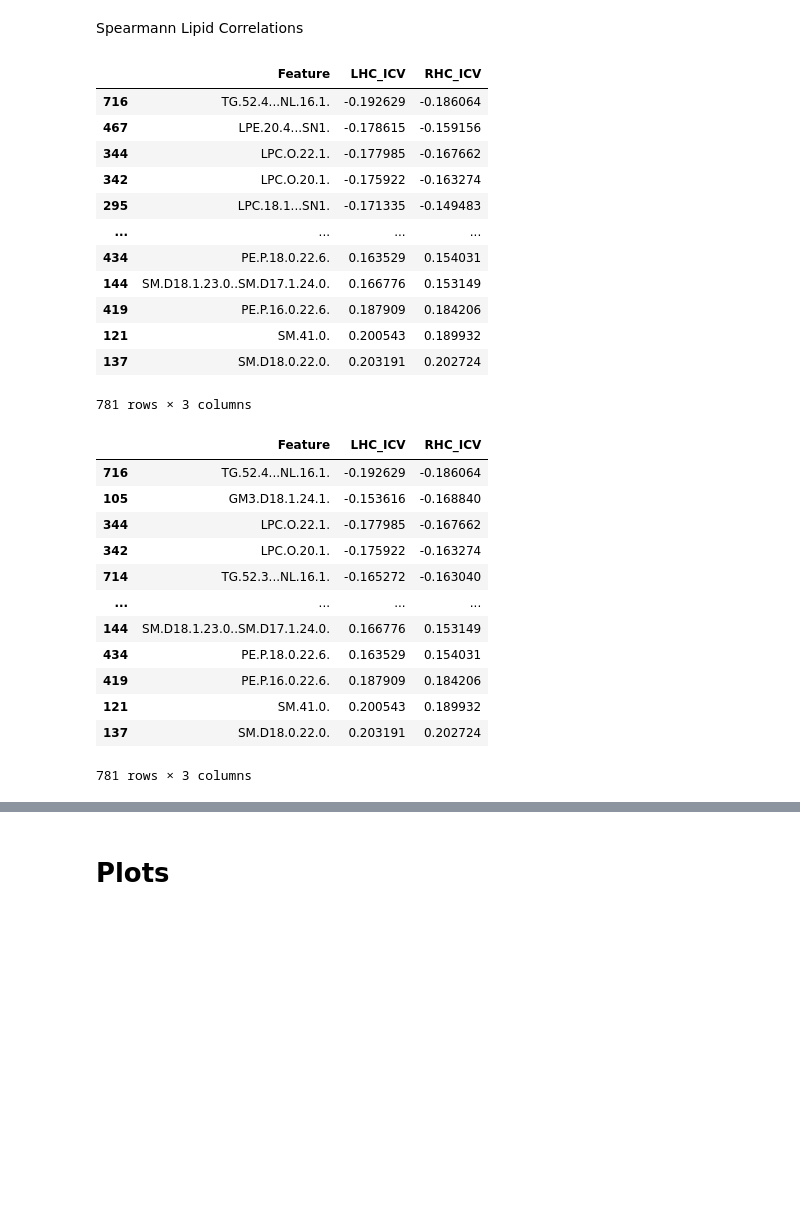
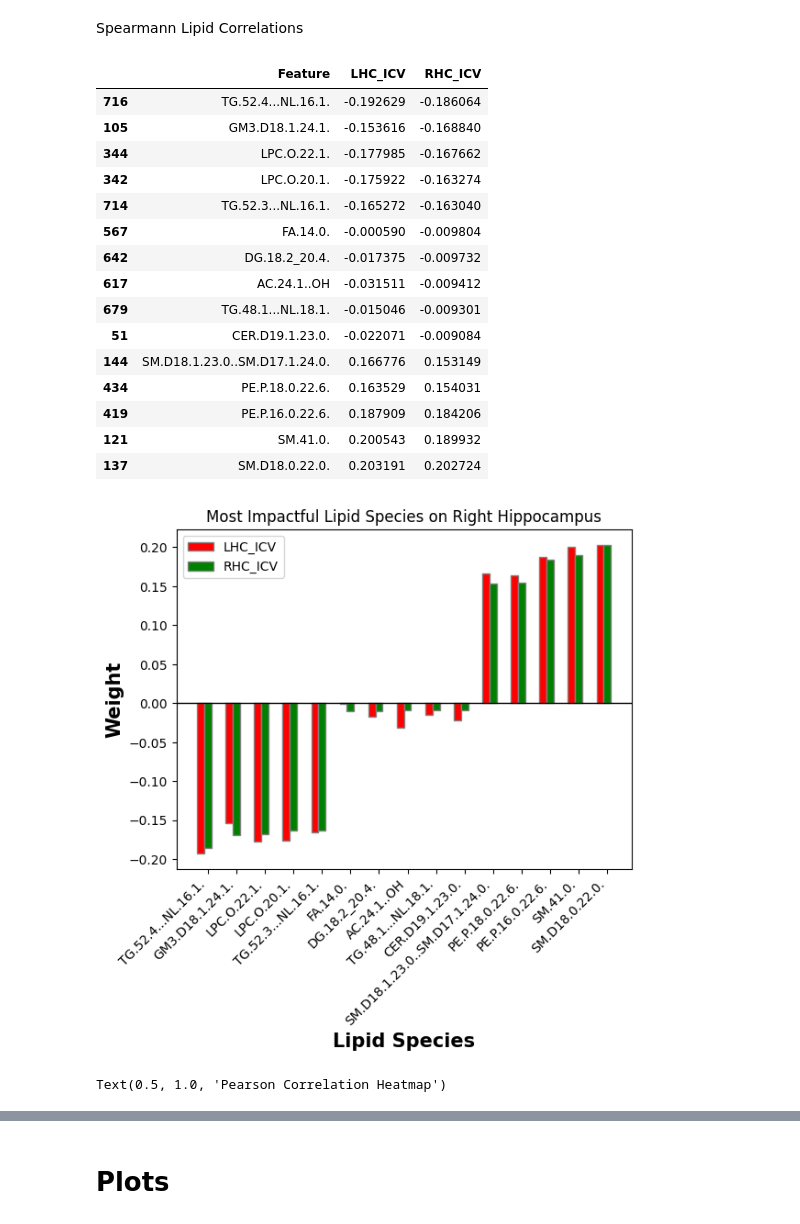
Before and after one commit to ciaranmcevoy07/Tese_Ciaran_McEvoy, a Jupyter notebook: Correlations.ipynb, the cells around one changed output, grey strips where cells are left out. Saved outputs shown, nothing was run; the diff lists cells and outputs as text; code cells hidden in the pictures; blank space fills up the shorter version.

```diff
--- a/Correlations.ipynb
+++ b/Correlations.ipynb
@@ -38,4 +40,4 @@ from sklearn.pipeline import Pipeline
 # %%
-DATASET = 'Dataset2.0.csv'
+DATASET = 'Dataset3.0.csv'
 # %% [markdown]
 Pearson Lipid Correlations
@@ -88,58 +241,83 @@ dataset = pd.read_csv(DATASET)
 spearman_cor = pd.DataFrame()
 dataset['Sex'] = dataset['Sex'].replace({'M': 1, 'F': 0})
 dataset = dataset.drop(columns=['RID','VISCODE','VISCODE2', 'Group', 'MRI_Date', 'Exam_Date'])
 spearman_cor['Feature'] = None
 spearman_cor['LHC_ICV'] = None
 spearman_cor['RHC_ICV'] = None
 listaL = dataset['LHC_ICV']
 listaR = dataset['RHC_ICV']
 lista1 = []
 lista2 = []
 lista3 = []
 lista = []
 
 for i in dataset.columns[48:828 + 1]:
     lista1.append(i)
     lista = []
     lista = dataset[i]
     corrL, _ = spearmanr(lista,listaL)
     corrR, _ = spearmanr(lista,listaR)
     lista2.append(corrL)
     lista3.append(corrR)
 
 spearman_cor['Feature'] = lista1
 spearman_cor['LHC_ICV'] = lista2
 spearman_cor['RHC_ICV'] = lista3
 
-spearman_cor_LHC = spearman_cor.sort_values(by='LHC_ICV')
-spearman_cor_RHC = spearman_cor.sort_values(by='RHC_ICV')
+spearman_cor = spearman_cor.sort_values(by='RHC_ICV')
 
-display(spearman_cor_LHC)
-display(spearman_cor_RHC)
+#----------------------------------------------------------------------------
+total_rows = spearman_cor.shape[0]
+middle_index = total_rows // 2
+start_index = middle_index - 2  # Selecting 2 rows before the middle
+end_index = middle_index + 2    # Selecting 2 rows after the middle
+selected_rows = spearman_cor.iloc[start_index:end_index + 1]
+#--------------------------------------------------------------------------------
+
+combined_df = pd.concat([spearman_cor.head(5),selected_rows, spearman_cor.tail(5)])
+display(combined_df)
+
+#-----------------------------------------------------------------------------
+# Make the plot
+plt.bar(br1, combined_df['LHC_ICV'], color='r', width=0.25, edgecolor='grey', label='LHC_ICV')
+plt.bar(br2, combined_df['RHC_ICV'], color='g', width=0.25, edgecolor='grey', label='RHC_ICV')
+
+# Adding Xticks
+plt.axhline(0, color='black', linestyle='-', linewidth=1)
+plt.xlabel('Lipid Species', fontweight='bold', fontsize=15)
+plt.ylabel('Weight', fontweight='bold', fontsize=15)
+plt.xticks(br2, combined_df['Feature'], rotation=45, ha='right')
+plt.title('Most Impactful Lipid Species on Right Hippocampus')
+
+plt.legend()
+plt.show()
+#-----------------------------------------------------------------------------------
+dataset_top10 = pd.DataFrame()
+for index, row in combined_df.iterrows():
+    dataset_top10[row['Feature']] = dataset[row['Feature']]
+dataset_top10['Age'] = dataset['Age']
+dataset_top10['LHC_ICV'] = dataset['LHC_ICV']
+dataset_top10['RHC_ICV'] = dataset['RHC_ICV']
+plt.figure(figsize=(16, 6))
+heatmap = sn.heatmap(dataset_top10.corr(), vmin=-1, vmax=1, annot=True)
+# Give a title to the heatmap. Pad defines the distance of the title from the top of the heatmap.
+heatmap.set_title('Pearson Correlation Heatmap', fontdict={'fontsize':12}, pad=12)
 # %% [output]
 |  | Feature | LHC_ICV | RHC_ICV |
 | 716 | TG.52.4...NL.16.1. | -0.192629 | -0.186064 |
-| 467 | LPE.20.4...SN1. | -0.178615 | -0.159156 |
+| 105 | GM3.D18.1.24.1. | -0.153616 | -0.168840 |
 | 344 | LPC.O.22.1. | -0.177985 | -0.167662 |
 | 342 | LPC.O.20.1. | -0.175922 | -0.163274 |
-| 295 | LPC.18.1...SN1. | -0.171335 | -0.149483 |
-| ... | ... | ... | ... |
+| 714 | TG.52.3...NL.16.1. | -0.165272 | -0.163040 |
+| 567 | FA.14.0. | -0.000590 | -0.009804 |
+| 642 | DG.18.2_20.4. | -0.017375 | -0.009732 |
+| 617 | AC.24.1..OH | -0.031511 | -0.009412 |
+| 679 | TG.48.1...NL.18.1. | -0.015046 | -0.009301 |
+| 51 | CER.D19.1.23.0. | -0.022071 | -0.009084 |
+| 144 | SM.D18.1.23.0..SM.D17.1.24.0. | 0.166776 | 0.153149 |
 | 434 | PE.P.18.0.22.6. | 0.163529 | 0.154031 |
-| 144 | SM.D18.1.23.0..SM.D17.1.24.0. | 0.166776 | 0.153149 |
 | 419 | PE.P.16.0.22.6. | 0.187909 | 0.184206 |
 | 121 | SM.41.0. | 0.200543 | 0.189932 |
 | 137 | SM.D18.0.22.0. | 0.203191 | 0.202724 |
+[figure, added]
-781 rows × 3 columns
+Text(0.5, 1.0, 'Pearson Correlation Heatmap')
-|  | Feature | LHC_ICV | RHC_ICV |
-| 716 | TG.52.4...NL.16.1. | -0.192629 | -0.186064 |
-| 105 | GM3.D18.1.24.1. | -0.153616 | -0.168840 |
-| 344 | LPC.O.22.1. | -0.177985 | -0.167662 |
-| 342 | LPC.O.20.1. | -0.175922 | -0.163274 |
-| 714 | TG.52.3...NL.16.1. | -0.165272 | -0.163040 |
-| ... | ... | ... | ... |
-| 144 | SM.D18.1.23.0..SM.D17.1.24.0. | 0.166776 | 0.153149 |
-| 434 | PE.P.18.0.22.6. | 0.163529 | 0.154031 |
-| 419 | PE.P.16.0.22.6. | 0.187909 | 0.184206 |
-| 121 | SM.41.0. | 0.200543 | 0.189932 |
-| 137 | SM.D18.0.22.0. | 0.203191 | 0.202724 |
-781 rows × 3 columns
```
Also changed, not shown: parts of 6 cells of this notebook, 4 other files.
